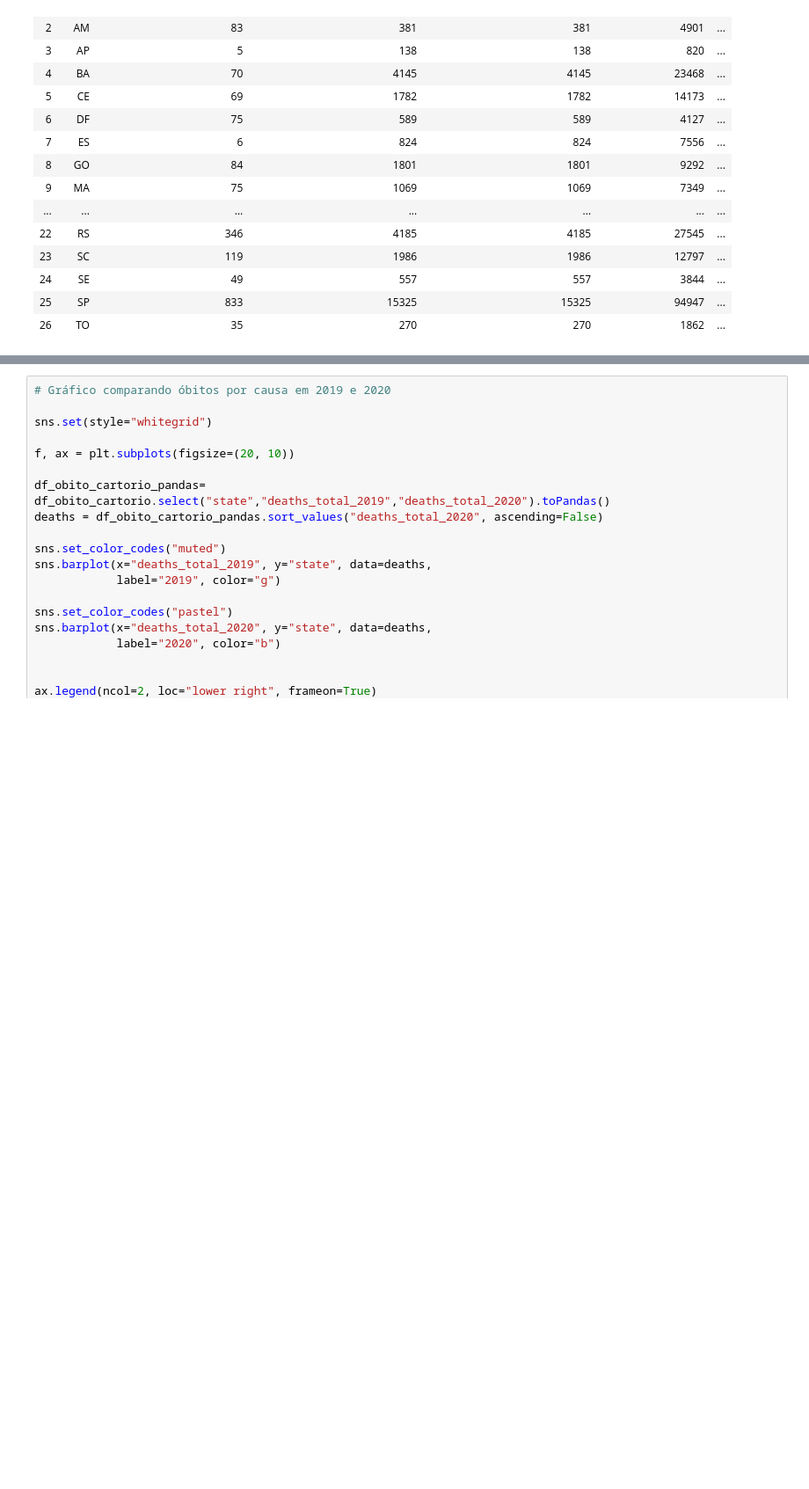
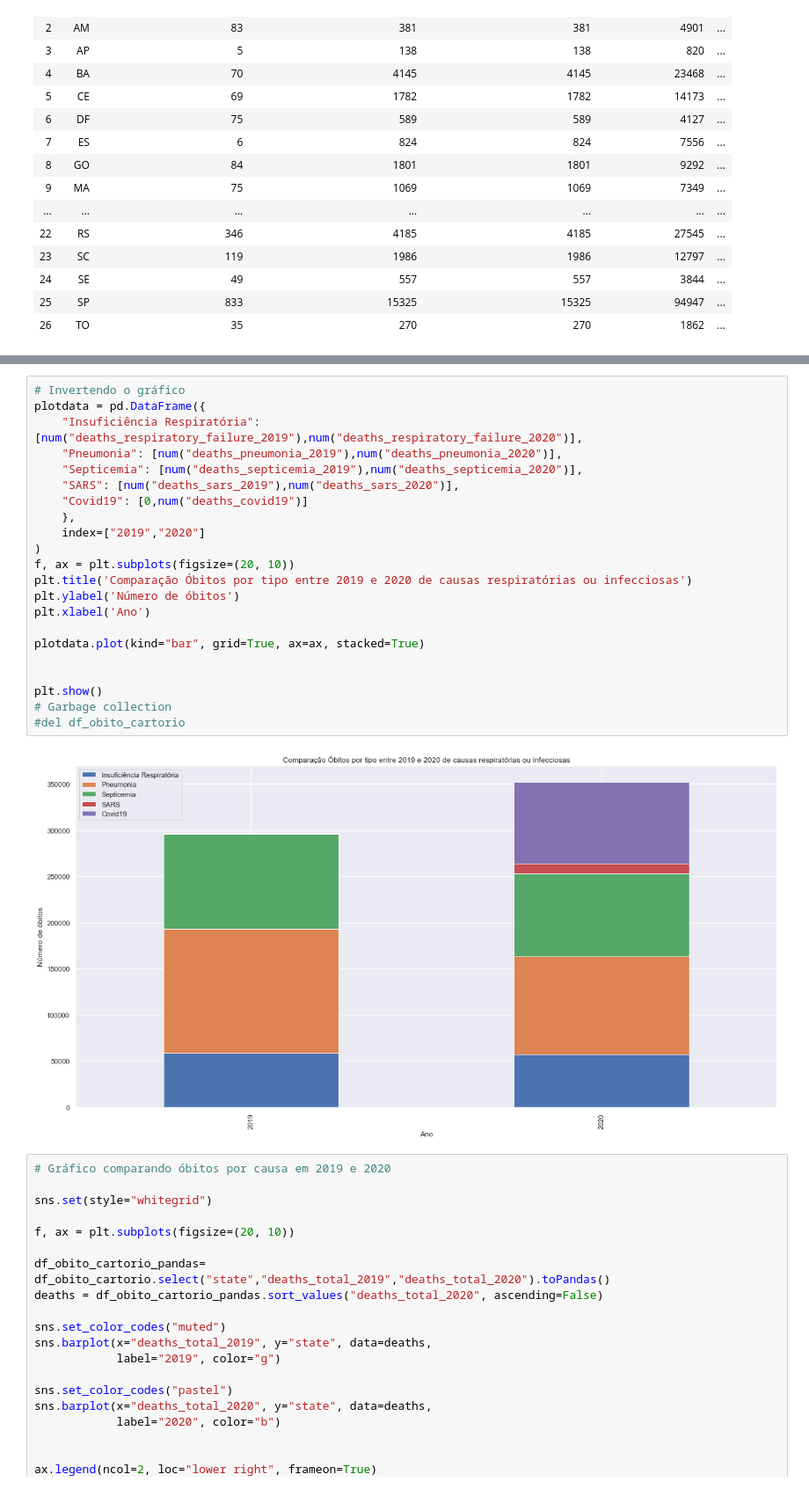
Before and after one commit to marcoguinter/aed_projeto3, a Jupyter notebook: covid19.ipynb, the cells around one changed output, grey strips where cells are left out. Shown at 88% size. Drawn from its saved outputs; the diff is of its cells as text; blank space fills up the shorter version.

```diff
--- a/covid19.ipynb
+++ b/covid19.ipynb
@@ -855,3 +909,27 @@ del corr
+# %%
+# Invertendo o gráfico
+plotdata = pd.DataFrame({
+    "Insuficiência Respiratória": [num("deaths_respiratory_failure_2019"),num("deaths_respiratory_failure_2020")],
+    "Pneumonia": [num("deaths_pneumonia_2019"),num("deaths_pneumonia_2020")],
+    "Septicemia": [num("deaths_septicemia_2019"),num("deaths_septicemia_2020")],
+    "SARS": [num("deaths_sars_2019"),num("deaths_sars_2020")],
+    "Covid19": [0,num("deaths_covid19")]
+    },
+    index=["2019","2020"]
+)
+f, ax = plt.subplots(figsize=(20, 10))
+plt.title('Comparação Óbitos por tipo entre 2019 e 2020 de causas respiratórias ou infecciosas')
+plt.ylabel('Número de óbitos')
+plt.xlabel('Ano')
+
+plotdata.plot(kind="bar", grid=True, ax=ax, stacked=True)
+
+
+plt.show()
+# Garbage collection
+#del df_obito_cartorio
+# %% [output]
+[figure, added]
 # %%
 # Gráfico comparando óbitos por causa em 2019 e 2020
 
```
Also changed, not shown: parts of 7 cells of this notebook.
